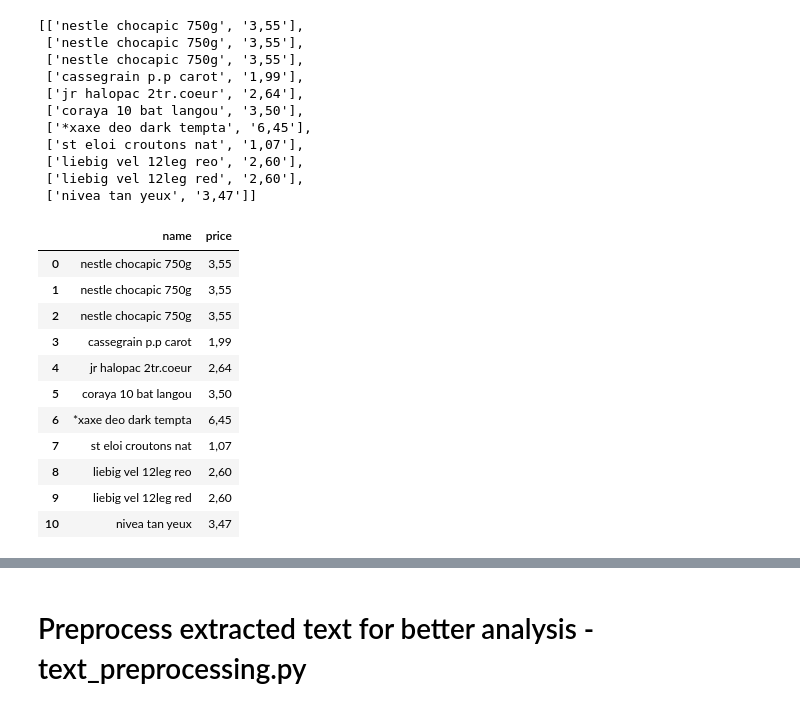
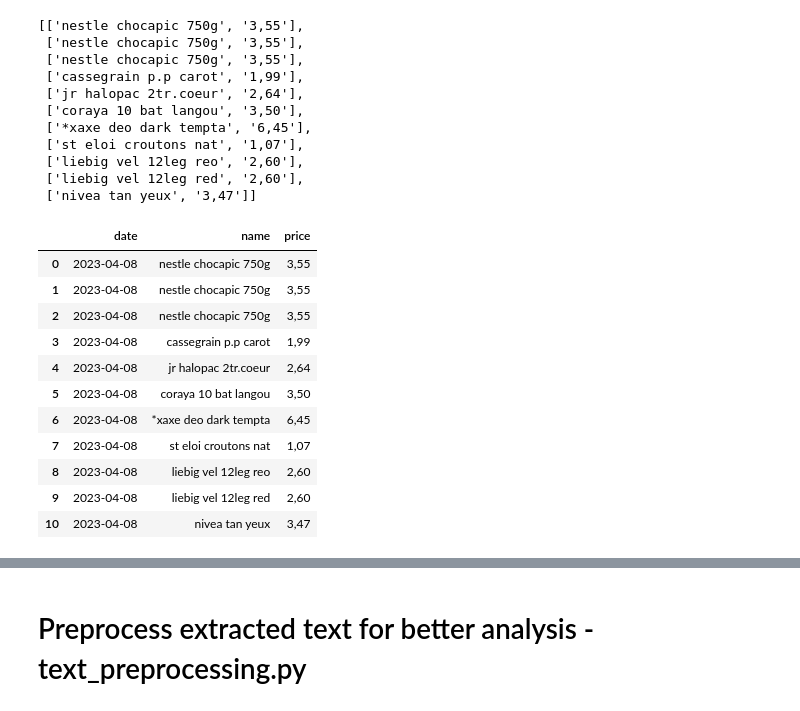
Before and after one commit to Da-Lan/receipt-analyzer, a Jupyter notebook: NB-detection.ipynb, the cells around one changed output, grey strips where cells are left out. Drawn from its saved outputs; the diff is of its cells as text; code cells hidden in the pictures.

```diff
--- a/NB-detection.ipynb
+++ b/NB-detection.ipynb
@@ -297,23 +297,27 @@ products_dict
  ['nivea tan yeux', '3,47']]
 # %%
 products_dict_t = list(map(list, zip(*products_dict)))
-# %%
-df = pd.DataFrame({"name": products_dict_t[0],
-                   "price": products_dict_t[1]})
-df
-# %% [output]
-|  | name | price |
-| 0 | nestle chocapic 750g | 3,55 |
-| 1 | nestle chocapic 750g | 3,55 |
-| 2 | nestle chocapic 750g | 3,55 |
-| 3 | cassegrain p.p carot | 1,99 |
-| 4 | jr halopac 2tr.coeur | 2,64 |
-| 5 | coraya 10 bat langou | 3,50 |
-| 6 | *xaxe deo dark tempta | 6,45 |
-| 7 | st eloi croutons nat | 1,07 |
-| 8 | liebig vel 12leg reo | 2,60 |
-| 9 | liebig vel 12leg red | 2,60 |
-| 10 | nivea tan yeux | 3,47 |
+# %%
+from datetime import datetime
+
+# add today date to dataframe on each line, product names and prices
+df = pd.DataFrame({"date": datetime.today().strftime('%Y-%m-%d'),
+                   "name": products_dict_t[0],
+                   "price": products_dict_t[1]})
+df
+# %% [output]
+|  | date | name | price |
+| 0 | 2023-04-08 | nestle chocapic 750g | 3,55 |
+| 1 | 2023-04-08 | nestle chocapic 750g | 3,55 |
+| 2 | 2023-04-08 | nestle chocapic 750g | 3,55 |
+| 3 | 2023-04-08 | cassegrain p.p carot | 1,99 |
+| 4 | 2023-04-08 | jr halopac 2tr.coeur | 2,64 |
+| 5 | 2023-04-08 | coraya 10 bat langou | 3,50 |
+| 6 | 2023-04-08 | *xaxe deo dark tempta | 6,45 |
+| 7 | 2023-04-08 | st eloi croutons nat | 1,07 |
+| 8 | 2023-04-08 | liebig vel 12leg reo | 2,60 |
+| 9 | 2023-04-08 | liebig vel 12leg red | 2,60 |
+| 10 | 2023-04-08 | nivea tan yeux | 3,47 |
 # %%
 df["price"] = df["price"].str.replace(",", ".").astype(float)
 # %%
```
Also changed, not shown: parts of 2 cells of this notebook.
